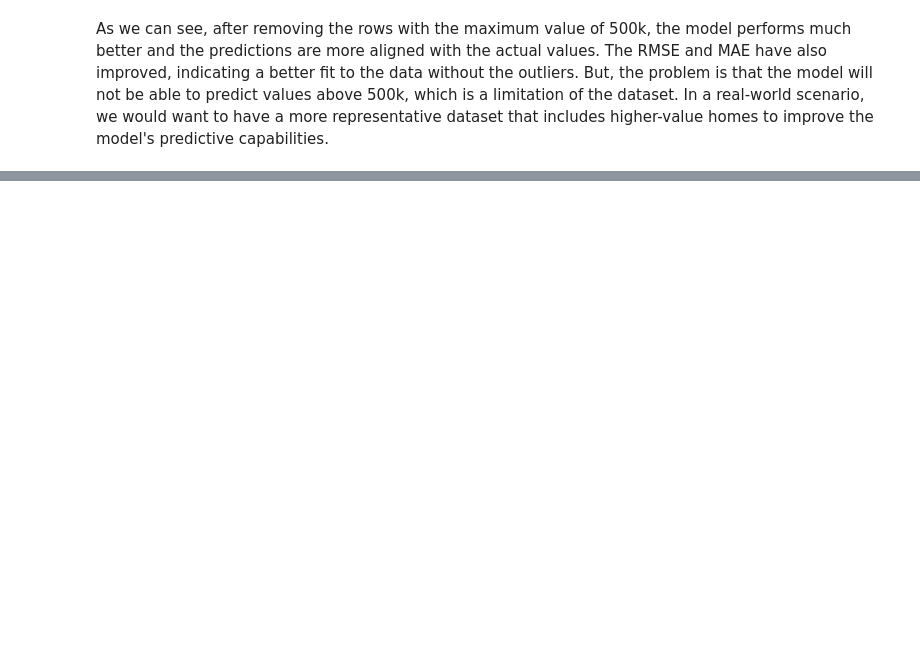
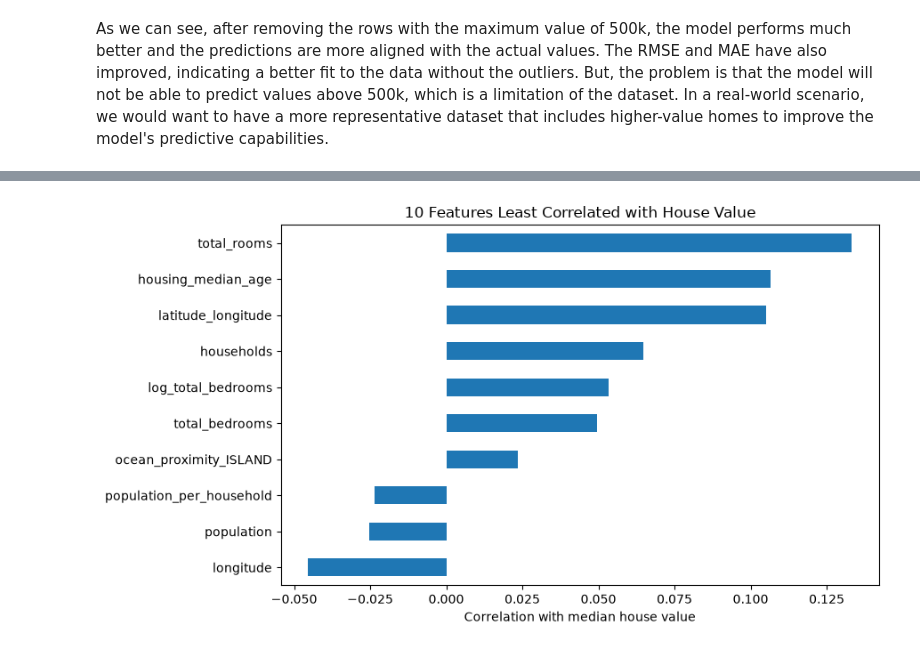
Before and after one commit to skyaax/HousePrediction, a Jupyter notebook: sample.ipynb, the cells around one changed output, grey strips where cells are left out. Drawn from its saved outputs; the diff is of its cells as text; code cells hidden in the pictures; blank space fills up the shorter version.

```diff
--- a/sample.ipynb
+++ b/sample.ipynb
@@ -683,0 +671,23 @@ As we can see, after removing the rows with the maximum value of 500k, the model
+# %%
+df_new = df.copy()
+# %%
+target = "median_house_value"
+
+correlations = (
+    df_new.select_dtypes(include="number")
+      .corr()[target]
+      .drop(target)
+)
+
+# Rank by correlation strength, then show the signed correlations
+lowest = correlations.loc[correlations.abs().nsmallest(10).index].sort_values()
+
+
+plt.figure(figsize=(9, 5))
+lowest.plot(kind="barh")
+plt.xlabel("Correlation with median house value")
+plt.title("10 Features Least Correlated with House Value")
+plt.tight_layout()
+plt.show()
+# %% [output]
+[figure, added]
```
Also changed, not shown: parts of 29 cells of this notebook.
